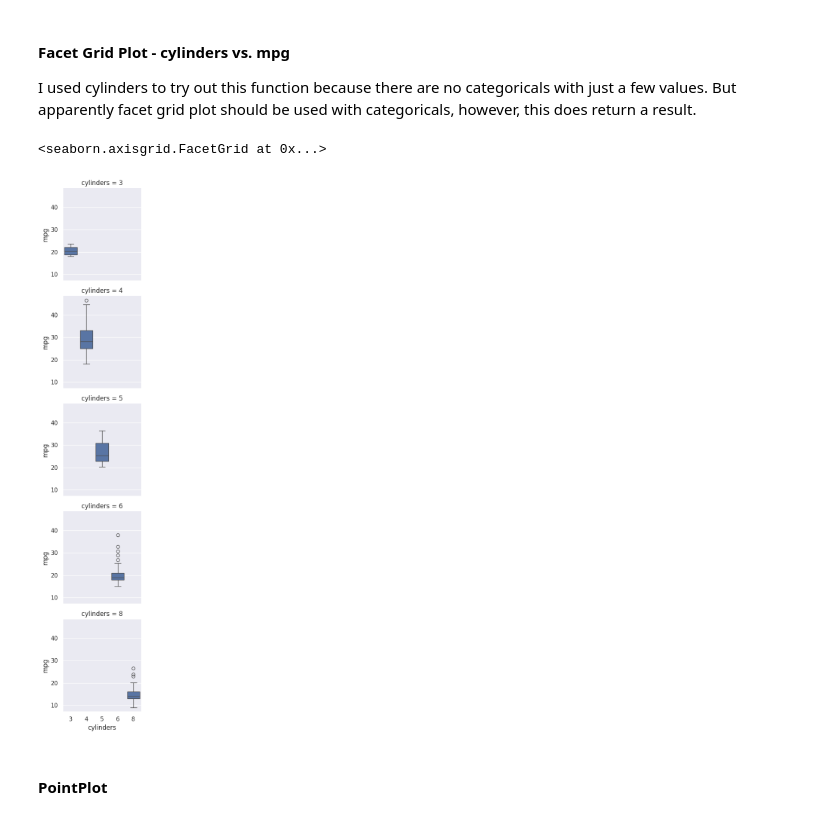
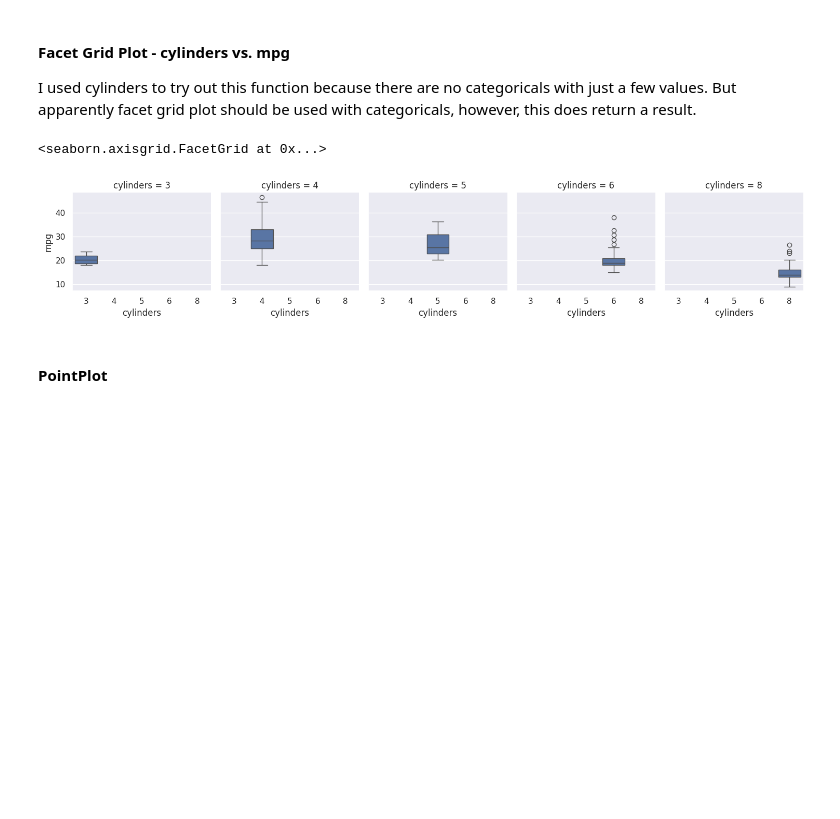
Before and after one commit to mariaingold/EDA_AutoMPG, a Jupyter notebook: 2_AutoMPG_EDA.ipynb, the cells around one changed output. Drawn from its saved outputs; the diff is of its cells as text; code cells hidden in the pictures; blank space fills up the shorter version.

Commit message:
FacetGrid order added

```diff
--- a/2_AutoMPG_EDA.ipynb
+++ b/2_AutoMPG_EDA.ipynb
@@ -508,11 +508,11 @@ sns.catplot(x='horsepower', y='mpg', data = auto_mpg, color = 'm',
 
 I used cylinders to try out this function because there are no categoricals with just a few values. But apparently facet grid plot should be used with categoricals, however, this does return a result.
 # %%
-g = sns.FacetGrid(auto_mpg, col = 'cylinders', col_wrap = 1)
-g.map(sns.boxplot, 'cylinders', 'mpg')
+g = sns.FacetGrid(auto_mpg, col = 'cylinders', col_wrap = 5)
+g.map(sns.boxplot, 'cylinders', 'mpg', order = [3, 4, 5, 6, 8])
 # %% [output]
 <seaborn.axisgrid.FacetGrid at 0x...>
-[figure, old version]
+[figure, new version]
 # %% [markdown]
 #### PointPlot
 # %%
```
